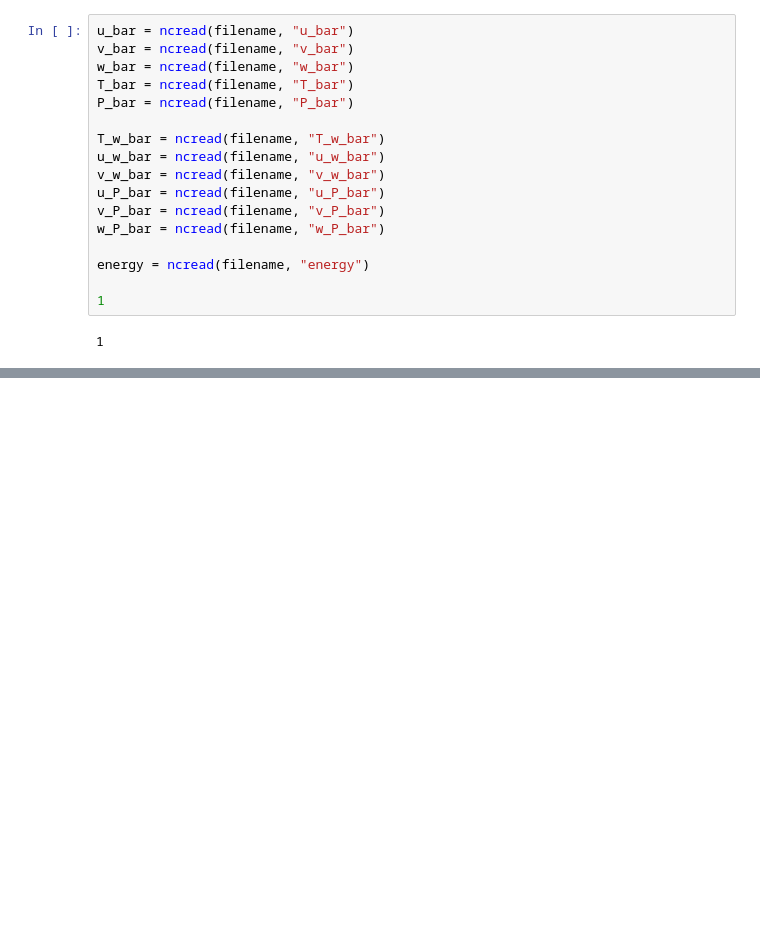
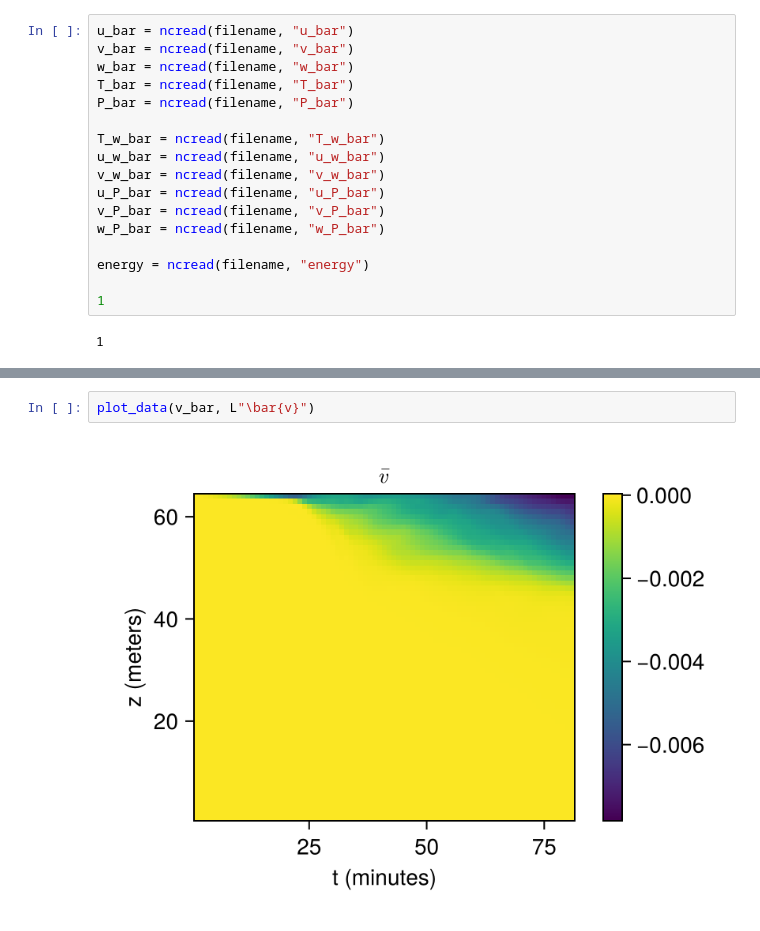
Before and after one commit to Gaspartcho/OceWind, a Jupyter notebook: Notebooks/other_awesome_notebook.ipynb, the cells around one changed output, grey strips where cells are left out. Drawn from its saved outputs; the diff is of its cells as text; blank space fills up the shorter version.

```diff
--- a/Notebooks/other_awesome_notebook.ipynb
+++ b/Notebooks/other_awesome_notebook.ipynb
@@ -37,0 +51,4 @@ fig
+# %%
+plot_data(v_bar, L"\bar{v}")
+# %% [output]
+[figure, added]
```
Also changed, not shown: parts of 12 cells of this notebook, 3 other files.
